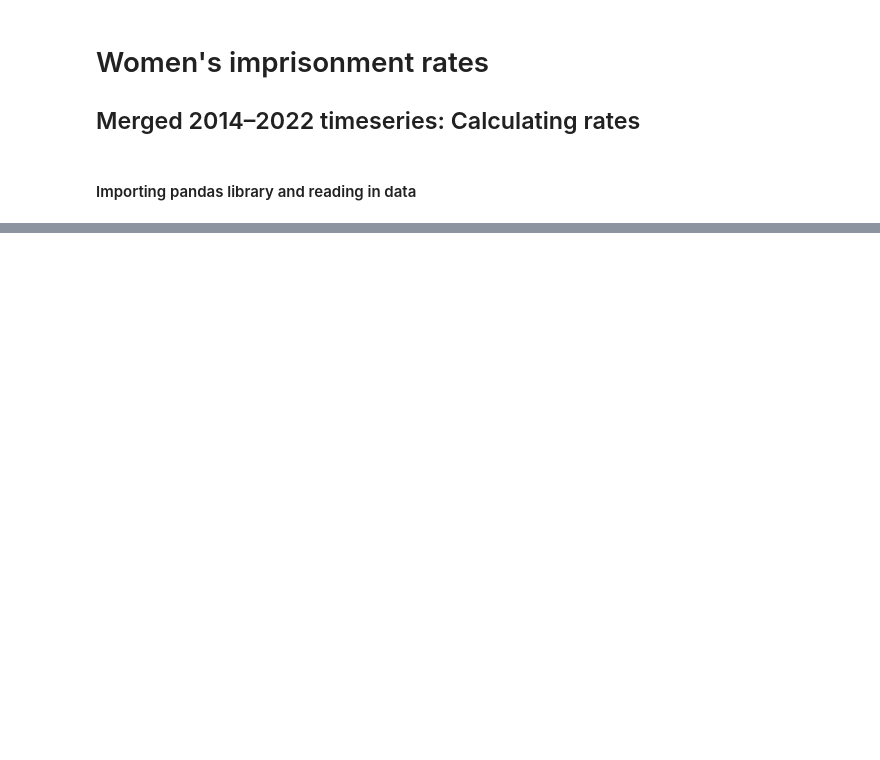
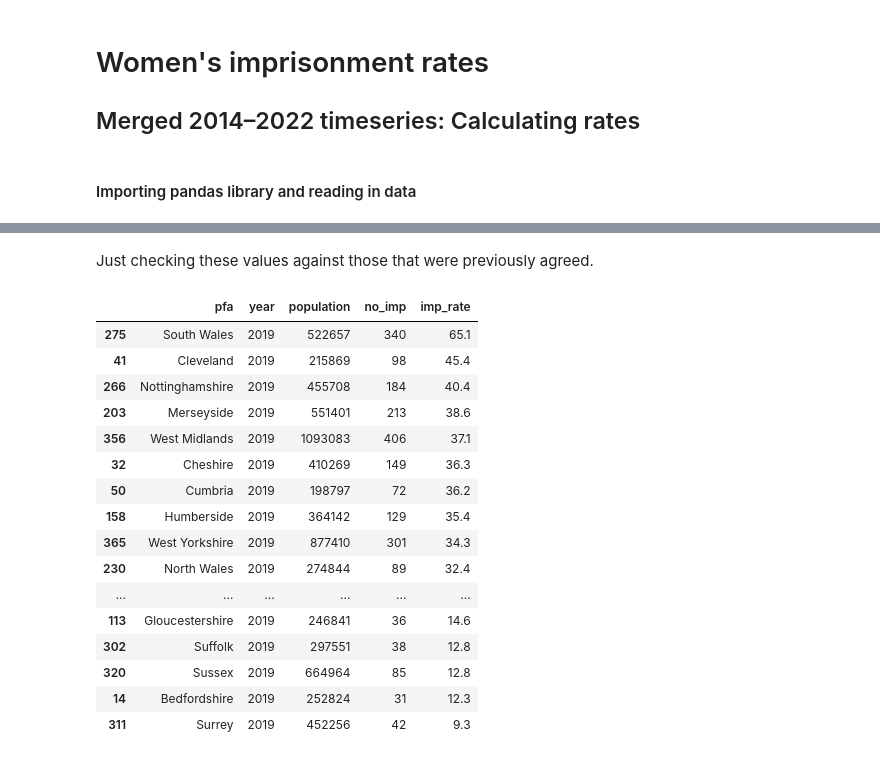
Before and after one commit to Prison-Reform-Trust/womens-imprisonment-PFA, a Jupyter notebook: notebooks/PFA_imprisonment_rates_2014-2022.ipynb, the cells around one changed output, grey strips where cells are left out. Cells and saved outputs as stored; diff of their text form; code cells hidden in the pictures; blank space fills up the shorter version.

```diff
--- a/notebooks/PFA_imprisonment_rates_2014-2022.ipynb
+++ b/notebooks/PFA_imprisonment_rates_2014-2022.ipynb
@@ -24,0 +180,22 @@ df
+# %% [markdown]
+Just checking these values against those that were previously agreed.
+# %%
+df.query('year == 2019').round(1).sort_values(by='imp_rate', ascending=False)
+# %% [output]
+|  | pfa | year | population | no_imp | imp_rate |
+| 275 | South Wales | 2019 | 522657 | 340 | 65.1 |
+| 41 | Cleveland | 2019 | 215869 | 98 | 45.4 |
+| 266 | Nottinghamshire | 2019 | 455708 | 184 | 40.4 |
+| 203 | Merseyside | 2019 | 551401 | 213 | 38.6 |
+| 356 | West Midlands | 2019 | 1093083 | 406 | 37.1 |
+| 32 | Cheshire | 2019 | 410269 | 149 | 36.3 |
+| 50 | Cumbria | 2019 | 198797 | 72 | 36.2 |
+| 158 | Humberside | 2019 | 364142 | 129 | 35.4 |
+| 365 | West Yorkshire | 2019 | 877410 | 301 | 34.3 |
+| 230 | North Wales | 2019 | 274844 | 89 | 32.4 |
+| ... | ... | ... | ... | ... | ... |
+| 113 | Gloucestershire | 2019 | 246841 | 36 | 14.6 |
+| 302 | Suffolk | 2019 | 297551 | 38 | 12.8 |
+| 320 | Sussex | 2019 | 664964 | 85 | 12.8 |
+| 14 | Bedfordshire | 2019 | 252824 | 31 | 12.3 |
+| 311 | Surrey | 2019 | 452256 | 42 | 9.3 |
```
Also changed, not shown: parts of 26 cells of this notebook.
